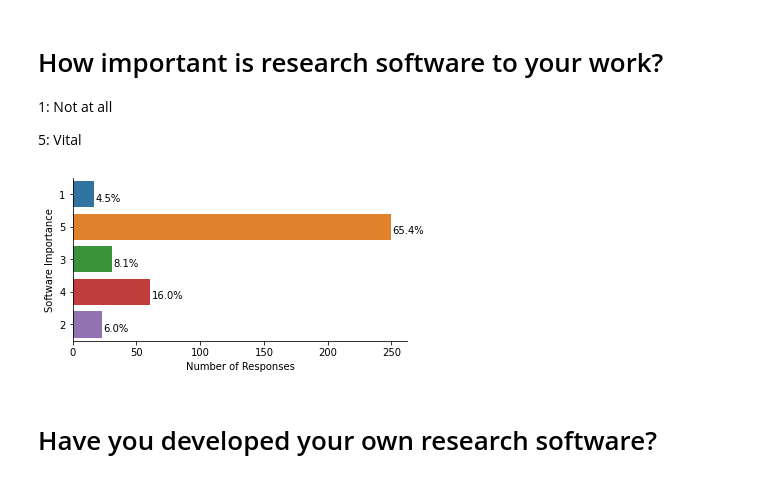
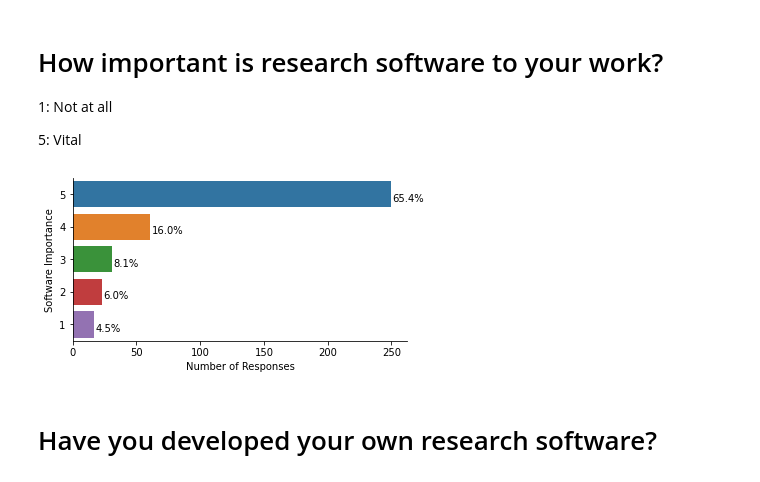
Before and after one commit to RSE-Sheffield/sssurvey, a Jupyter notebook: charts.ipynb, the cells around one changed output. Saved outputs shown, nothing was run; the diff lists cells and outputs as text; code cells hidden in the pictures.

Commit message:
response order

```diff
--- a/charts.ipynb
+++ b/charts.ipynb
@@ -134,17 +134,17 @@ plt.savefig('charts/04_use.png', facecolor='white', bbox_inches='tight', pad_inc
 # %%
 plt.figure(figsize=(6, 3))
 
-ax = sns.countplot(data=sheffield_df, y='importance_software')
+ax = sns.countplot(data=sheffield_df, y='importance_software', order=[str(int(float(item))) for item in one_five_order])
 
 sns.despine()
 
 annotate_pc(ax, count_responses)
 
 ax.set(xlabel='Number of Responses', ylabel='Software Importance')
 
 plt.savefig('charts/05_important.png', facecolor='white', bbox_inches='tight', pad_inches=0.5)
 # %% [output]
-[figure, old version]
+[figure, new version]
 # %% [markdown]
 # Have you developed your own research software?
 # %%
```
Also changed, not shown: 1 other file.
